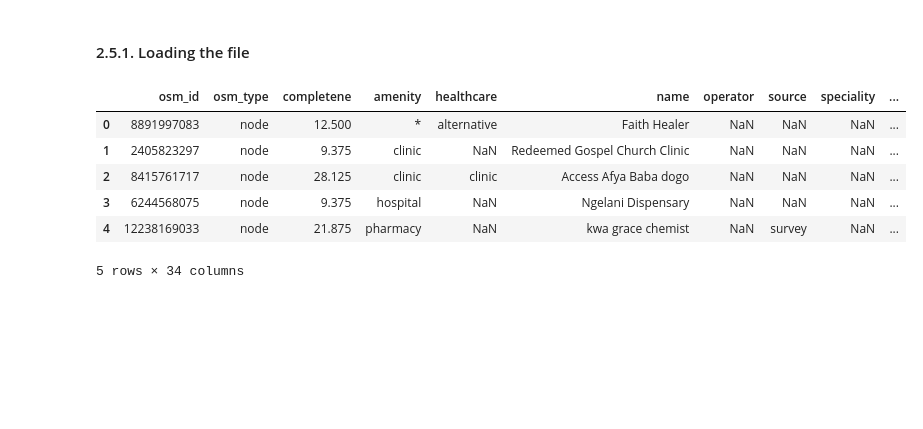
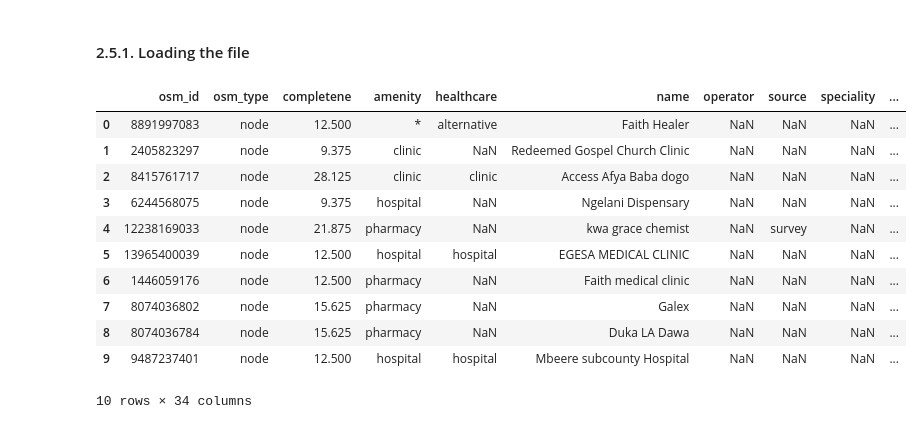
Before and after one commit to Joe2003-ops/Outbreak-Readiness-System, a Jupyter notebook: Outbreak_System.ipynb, the cells around one changed output. Saved outputs shown, nothing was run; the diff lists cells and outputs as text; code cells hidden in the pictures; blank space fills up the shorter version.

```diff
--- a/Outbreak_System.ipynb
+++ b/Outbreak_System.ipynb
@@ -91,12 +137,17 @@ with open("./Datasets/kenya.geojson", "r") as file:
 #### 2.5.1. Loading the file
 # %%
 dbf_df = gpd.read_file("/workspaces/Outbreak-Readiness-System/Datasets/kenya-shapefiles/shapefiles/kenya.dbf")
-dbf_df.head()
+dbf_df.head(10)
 # %% [output]
 |  | osm_id | osm_type | completene | amenity | healthcare | name | operator | source | speciality | ... |
 | 0 | 8891997083 | node | 12.500 | * | alternative | Faith Healer | NaN | NaN | NaN | ... |
 | 1 | 2405823297 | node | 9.375 | clinic | NaN | Redeemed Gospel Church Clinic | NaN | NaN | NaN | ... |
 | 2 | 8415761717 | node | 28.125 | clinic | clinic | Access Afya Baba dogo | NaN | NaN | NaN | ... |
 | 3 | 6244568075 | node | 9.375 | hospital | NaN | Ngelani Dispensary | NaN | NaN | NaN | ... |
 | 4 | 12238169033 | node | 21.875 | pharmacy | NaN | kwa grace chemist | NaN | survey | NaN | ... |
+| 5 | 13965400039 | node | 12.500 | hospital | hospital | EGESA MEDICAL CLINIC | NaN | NaN | NaN | ... |
+| 6 | 1446059176 | node | 12.500 | pharmacy | NaN | Faith medical clinic | NaN | NaN | NaN | ... |
+| 7 | 8074036802 | node | 15.625 | pharmacy | NaN | Galex | NaN | NaN | NaN | ... |
+| 8 | 8074036784 | node | 15.625 | pharmacy | NaN | Duka LA Dawa | NaN | NaN | NaN | ... |
+| 9 | 9487237401 | node | 12.500 | hospital | hospital | Mbeere subcounty Hospital | NaN | NaN | NaN | ... |
-5 rows × 34 columns
+10 rows × 34 columns
```
Also changed, not shown: parts of 5 cells of this notebook.
